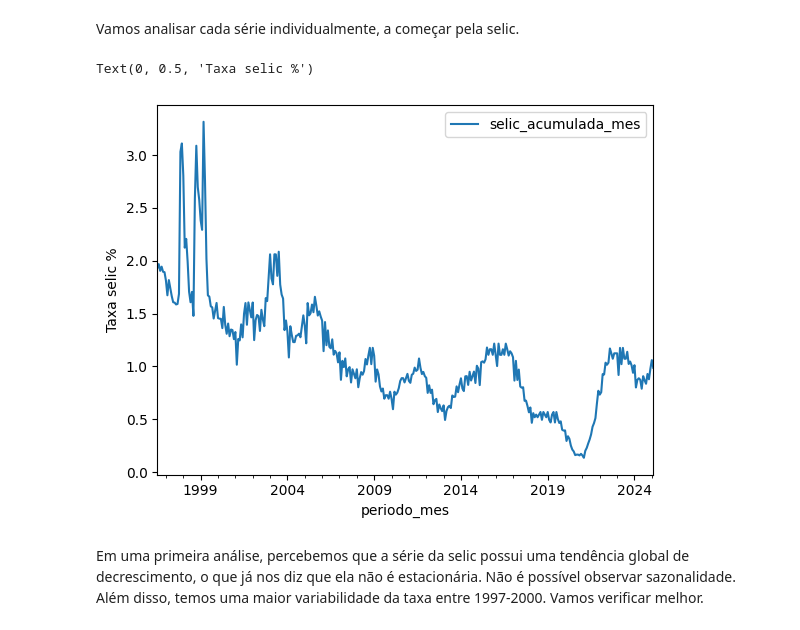
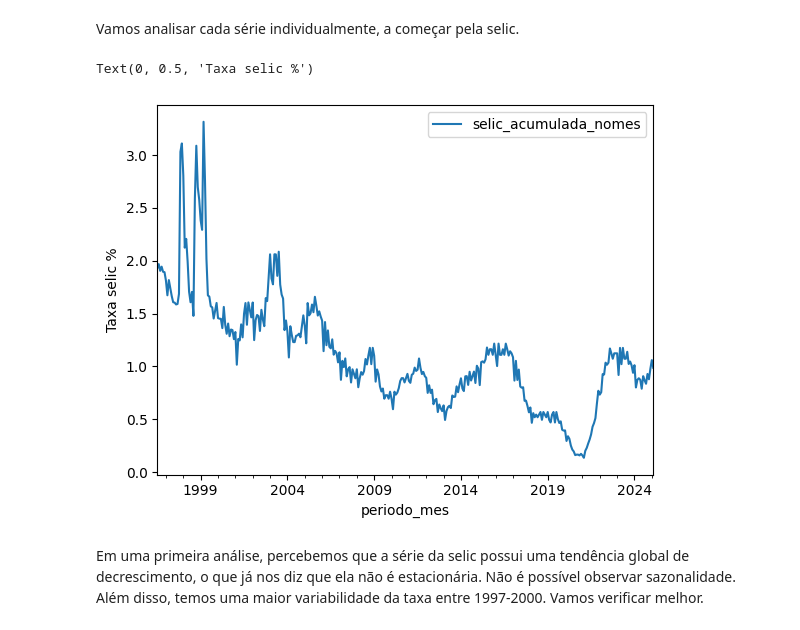
Before and after one commit to mapassos/brazil-macroeconomics-data-analysis-and-pipeline, a Jupyter notebook: Analise-Selic-IPCA-pt2.ipynb, the cells around one changed output. Cells and saved outputs as stored; diff of their text form; code cells hidden in the pictures.

```diff
--- a/Analise-Selic-IPCA-pt2.ipynb
+++ b/Analise-Selic-IPCA-pt2.ipynb
@@ -397,11 +397,11 @@ Para a selic, o ano de 2020 teve os menores valores por mais meses. Os maiores v
 # %% [markdown]
 Vamos analisar cada série individualmente, a começar pela selic.
 # %%
-selic_ipca_mensalizada_df.plot(x = 'periodo_mes', y = 'selic_acumulada_mes')
+selic_ipca_mensalizada_df.plot(x = 'periodo_mes', y = 'selic_acumulada_nomes')
 plt.ylabel('Taxa selic %')
 # %% [output]
 Text(0, 0.5, 'Taxa selic %')
-[figure, old version]
+[figure, new version]
 # %% [markdown]
 Em uma primeira análise, percebemos que a série da selic possui uma tendência global de decrescimento, o que já nos diz que ela não é estacionária. Não é possível observar sazonalidade. Além disso, temos uma maior variabilidade da taxa entre 1997-2000. Vamos verificar melhor.
 # %%
```
Also changed, not shown: parts of 21 cells of this notebook, 10 other files.
